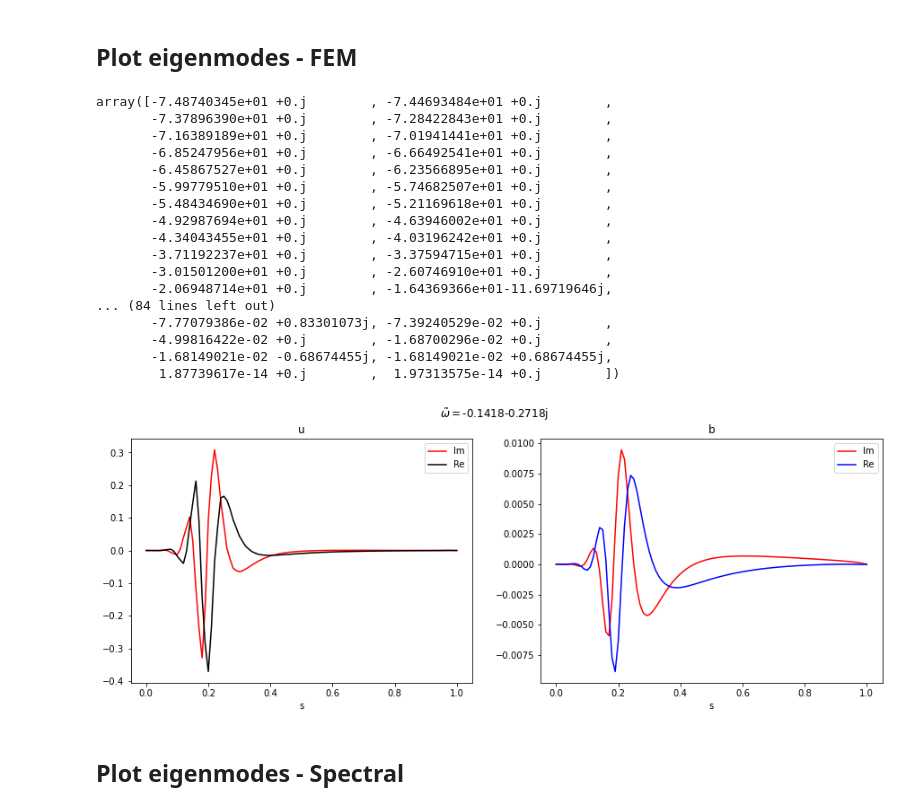
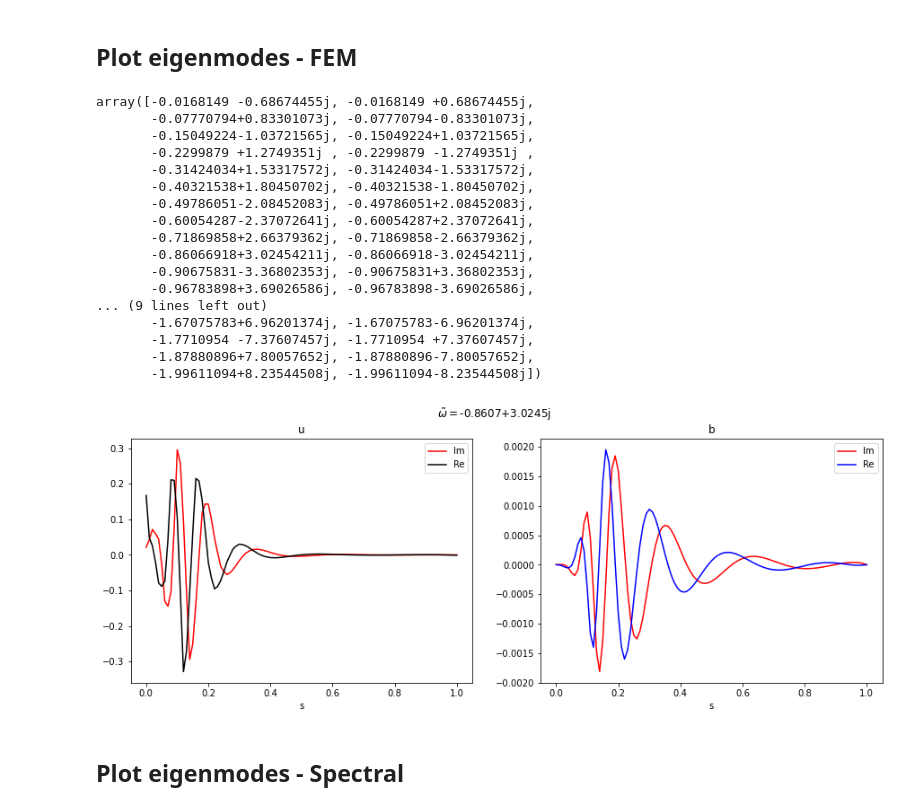
Before and after one commit to GentleMin/PyCrete, a Jupyter notebook: eigenmodes.ipynb, the cells around one changed output. Cells and saved outputs as stored; diff of their text form; code cells hidden in the pictures.

```diff
--- a/eigenmodes.ipynb
+++ b/eigenmodes.ipynb
@@ -21,62 +25,56 @@ def filter_sort_eig(eigvals, eigfuns):
 # %% [markdown]
 ## Plot eigenmodes - FEM
 # %%
-with h5py.File("./output/eigenmodes_n50_v2.h5", 'r') as f:
+with h5py.File("./output/eigenmodes_Pm0_n50_full.h5", 'r') as f:
     xcoord = f["nodes"][()]
     eigvals = f["eigenvals"][()]
     eigfuns = f["eigenfuns"][()]
+
+eigvals, eigfuns = eigproc.filter_sort_eig(eigvals, eigfuns)
-# %%
-idx_filtered = np.abs(np.imag(eigvals)/np.real(eigvals)) > .5
-eigvals = eigvals[idx_filtered]
-eigfuns = eigfuns[:, idx_filtered]
-# %%
-idx_argsort = np.argsort(np.abs(np.imag(eigvals)))
-eigvals = eigvals[idx_argsort]
-eigfuns = eigfuns[:, idx_argsort]
 # %%
-eigvals
+eigvals[:50]
 # %% [output]
-array([-7.48740345e+01 +0.j        , -7.44693484e+01 +0.j        ,
-       -7.37896390e+01 +0.j        , -7.28422843e+01 +0.j        ,
-       -7.16389189e+01 +0.j        , -7.01941441e+01 +0.j        ,
-       -6.85247956e+01 +0.j        , -6.66492541e+01 +0.j        ,
-       -6.45867527e+01 +0.j        , -6.23566895e+01 +0.j        ,
-       -5.99779510e+01 +0.j        , -5.74682507e+01 +0.j        ,
-       -5.48434690e+01 +0.j        , -5.21169618e+01 +0.j        ,
-       -4.92987694e+01 +0.j        , -4.63946002e+01 +0.j        ,
-       -4.34043455e+01 +0.j        , -4.03196242e+01 +0.j        ,
-       -3.71192237e+01 +0.j        , -3.37594715e+01 +0.j        ,
-       -3.01501200e+01 +0.j        , -2.60746910e+01 +0.j        ,
-       -2.06948714e+01 +0.j        , -1.64369366e+01-11.69719646j,
-... (84 lines left out)
-       -7.77079386e-02 +0.83301073j, -7.39240529e-02 +0.j        ,
-       -4.99816422e-02 +0.j        , -1.68700296e-02 +0.j        ,
-       -1.68149021e-02 -0.68674455j, -1.68149021e-02 +0.68674455j,
-        1.87739617e-14 +0.j        ,  1.97313575e-14 +0.j        ])
+array([-0.0168149 -0.68674455j, -0.0168149 +0.68674455j,
+       -0.07770794+0.83301073j, -0.07770794-0.83301073j,
+       -0.15049224-1.03721565j, -0.15049224+1.03721565j,
+       -0.2299879 +1.2749351j , -0.2299879 -1.2749351j ,
+       -0.31424034+1.53317572j, -0.31424034-1.53317572j,
+       -0.40321538+1.80450702j, -0.40321538-1.80450702j,
+       -0.49786051-2.08452083j, -0.49786051+2.08452083j,
+       -0.60054287-2.37072641j, -0.60054287+2.37072641j,
+       -0.71869858+2.66379362j, -0.71869858-2.66379362j,
+       -0.86066918+3.02454211j, -0.86066918-3.02454211j,
+       -0.90675831-3.36802353j, -0.90675831+3.36802353j,
+       -0.96783898+3.69026586j, -0.96783898-3.69026586j,
+... (9 lines left out)
+       -1.67075783+6.96201374j, -1.67075783-6.96201374j,
+       -1.7710954 -7.37607457j, -1.7710954 +7.37607457j,
+       -1.87880896+7.80057652j, -1.87880896-7.80057652j,
+       -1.99611094+8.23544508j, -1.99611094-8.23544508j])
 # %%
-idx = 15
+idx = 18
 
 fig, axes = plt.subplots(nrows=1, ncols=2, figsize=(15, 5))
 
 ax = axes[0]
 ax.plot(xcoord, np.imag(eigfuns[0::2, idx]), 'r-', label="Im")
 ax.plot(xcoord, np.real(eigfuns[0::2, idx]), 'k-', label="Re")
 ax.legend()
 ax.set_xlabel("s")
 ax.set_title("u")
 
 ax = axes[1]
 ax.plot(xcoord, np.imag(eigfuns[1::2, idx]), 'r-', label="Im")
 ax.plot(xcoord, np.real(eigfuns[1::2, idx]), 'b-', label="Re")
 ax.legend()
 ax.set_xlabel("s")
 ax.set_title("b")
 
 fig.suptitle(r"$\tilde{\omega}=$" + "{:.4f}".format(eigvals[idx]))
 
 plt.show()
 # %% [output]
-[figure, old version]
+[figure, new version]
 # %% [markdown]
 ## Plot eigenmodes - Spectral
 # %%
```
Also changed, not shown: parts of 26 cells of this notebook.
